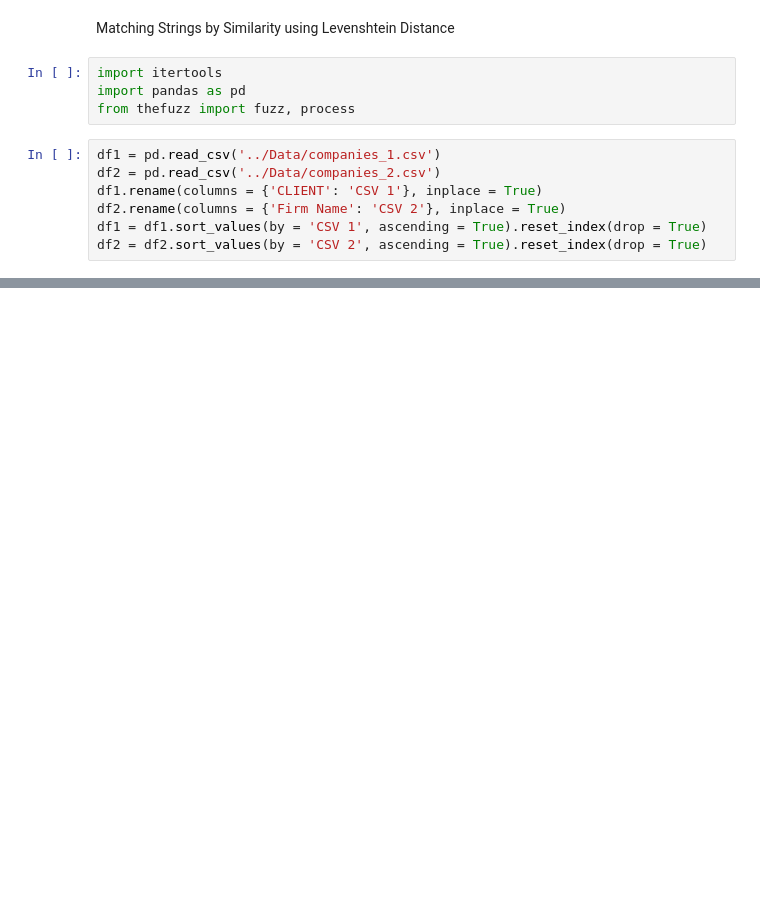
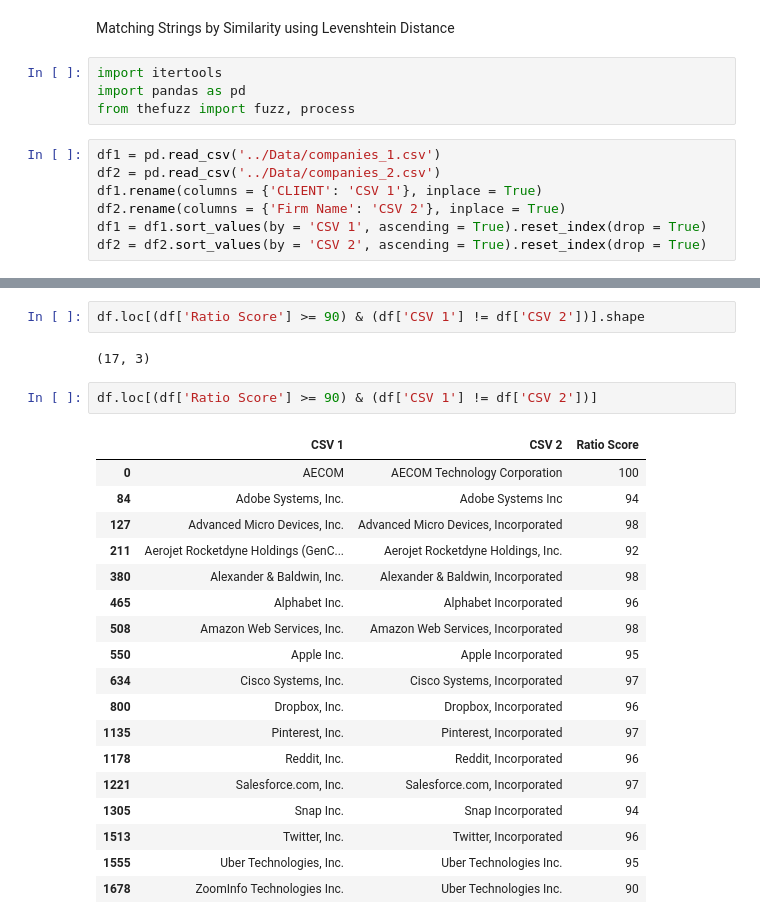
Before and after one commit to AgentXCross/PythonDS-ML, a Jupyter notebook: Projects/Notebooks/fuzz.ipynb, the cells around one changed output, grey strips where cells are left out. Cells and saved outputs as stored; diff of their text form; blank space fills up the shorter version.

```diff
--- a/Projects/Notebooks/fuzz.ipynb
+++ b/Projects/Notebooks/fuzz.ipynb
@@ -35,0 +119,25 @@ df
+# %%
+df.loc[(df['Ratio Score'] >= 90) & (df['CSV 1'] != df['CSV 2'])].shape
+# %% [output]
+(17, 3)
+# %%
+df.loc[(df['Ratio Score'] >= 90) & (df['CSV 1'] != df['CSV 2'])]
+# %% [output]
+|  | CSV 1 | CSV 2 | Ratio Score |
+| 0 | AECOM | AECOM Technology Corporation | 100 |
+| 84 | Adobe Systems, Inc. | Adobe Systems Inc | 94 |
+| 127 | Advanced Micro Devices, Inc. | Advanced Micro Devices, Incorporated | 98 |
+| 211 | Aerojet Rocketdyne Holdings (GenC... | Aerojet Rocketdyne Holdings, Inc. | 92 |
+| 380 | Alexander & Baldwin, Inc. | Alexander & Baldwin, Incorporated | 98 |
+| 465 | Alphabet Inc. | Alphabet Incorporated | 96 |
+| 508 | Amazon Web Services, Inc. | Amazon Web Services, Incorporated | 98 |
+| 550 | Apple Inc. | Apple Incorporated | 95 |
+| 634 | Cisco Systems, Inc. | Cisco Systems, Incorporated | 97 |
+| 800 | Dropbox, Inc. | Dropbox, Incorporated | 96 |
+| 1135 | Pinterest, Inc. | Pinterest, Incorporated | 97 |
+| 1178 | Reddit, Inc. | Reddit, Incorporated | 96 |
+| 1221 | Salesforce.com, Inc. | Salesforce.com, Incorporated | 97 |
+| 1305 | Snap Inc. | Snap Incorporated | 94 |
+| 1513 | Twitter, Inc. | Twitter, Incorporated | 96 |
+| 1555 | Uber Technologies, Inc. | Uber Technologies Inc. | 95 |
+| 1678 | ZoomInfo Technologies Inc. | Uber Technologies Inc. | 90 |
```
Also changed, not shown: parts of 13 cells of this notebook, 2 other files.
